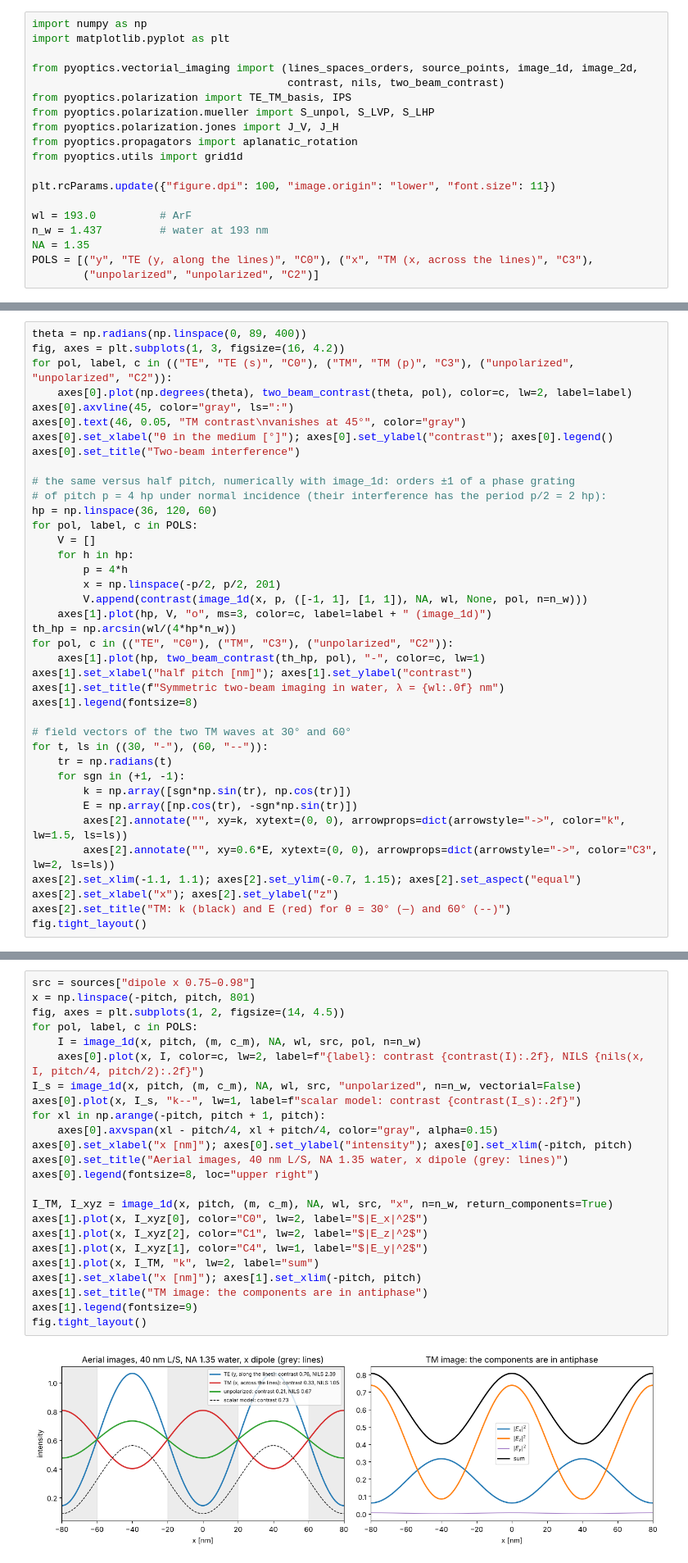
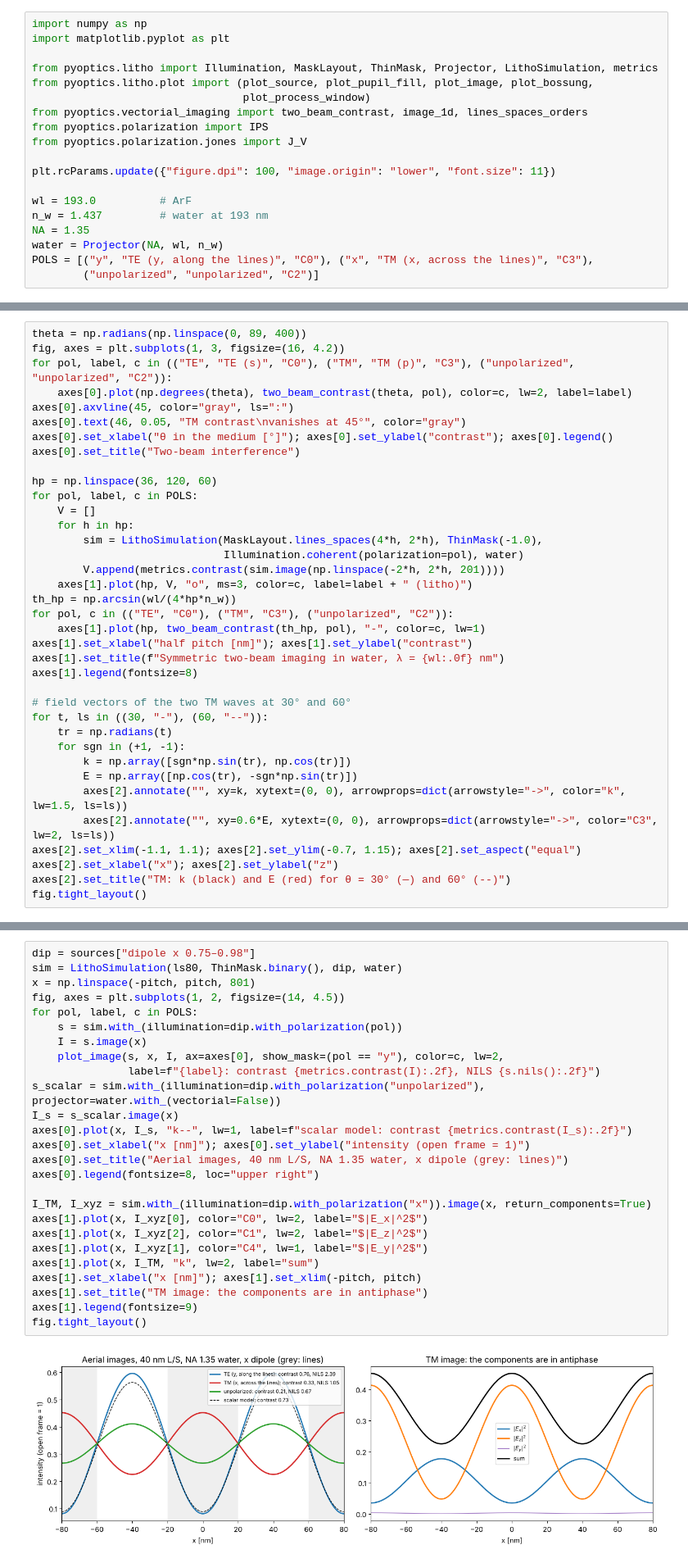
Before and after one commit to aeberspaecher/pyoptics, a Jupyter notebook: notebooks/16_vectorial_imaging_lithography.ipynb, the cells around one changed output, grey strips where cells are left out. Shown at 82% size. Saved outputs shown, nothing was run; the diff lists cells and outputs as text.

```diff
--- a/notebooks/16_vectorial_imaging_lithography.ipynb
+++ b/notebooks/16_vectorial_imaging_lithography.ipynb
@@ -38,19 +40,19 @@ $\exp(i(\mathbf{k}\cdot\mathbf{r} - \omega t))$.
 import numpy as np
 import matplotlib.pyplot as plt
 
-from pyoptics.vectorial_imaging import (lines_spaces_orders, source_points, image_1d, image_2d,
-                                        contrast, nils, two_beam_contrast)
-from pyoptics.polarization import TE_TM_basis, IPS
-from pyoptics.polarization.mueller import S_unpol, S_LVP, S_LHP
-from pyoptics.polarization.jones import J_V, J_H
-from pyoptics.propagators import aplanatic_rotation
-from pyoptics.utils import grid1d
+from pyoptics.litho import Illumination, MaskLayout, ThinMask, Projector, LithoSimulation, metrics
+from pyoptics.litho.plot import (plot_source, plot_pupil_fill, plot_image, plot_bossung,
+                                 plot_process_window)
+from pyoptics.vectorial_imaging import two_beam_contrast, image_1d, lines_spaces_orders
+from pyoptics.polarization import IPS
+from pyoptics.polarization.jones import J_V
 
 plt.rcParams.update({"figure.dpi": 100, "image.origin": "lower", "font.size": 11})
 
 wl = 193.0          # ArF
 n_w = 1.437         # water at 193 nm
 NA = 1.35
+water = Projector(NA, wl, n_w)
 POLS = [("y", "TE (y, along the lines)", "C0"), ("x", "TM (x, across the lines)", "C3"),
         ("unpolarized", "unpolarized", "C2")]
 # %% [markdown]
@@ -73,16 +80,14 @@ axes[0].text(46, 0.05, "TM contrast\nvanishes at 45°", color="gray")
 axes[0].set_xlabel("θ in the medium [°]"); axes[0].set_ylabel("contrast"); axes[0].legend()
 axes[0].set_title("Two-beam interference")
 
-# the same versus half pitch, numerically with image_1d: orders ±1 of a phase grating
-# of pitch p = 4 hp under normal incidence (their interference has the period p/2 = 2 hp):
 hp = np.linspace(36, 120, 60)
 for pol, label, c in POLS:
     V = []
     for h in hp:
-        p = 4*h
-        x = np.linspace(-p/2, p/2, 201)
-        V.append(contrast(image_1d(x, p, ([-1, 1], [1, 1]), NA, wl, None, pol, n=n_w)))
-    axes[1].plot(hp, V, "o", ms=3, color=c, label=label + " (image_1d)")
+        sim = LithoSimulation(MaskLayout.lines_spaces(4*h, 2*h), ThinMask(-1.0),
+                              Illumination.coherent(polarization=pol), water)
+        V.append(metrics.contrast(sim.image(np.linspace(-2*h, 2*h, 201))))
+    axes[1].plot(hp, V, "o", ms=3, color=c, label=label + " (litho)")
 th_hp = np.arcsin(wl/(4*hp*n_w))
 for pol, c in (("TE", "C0"), ("TM", "C3"), ("unpolarized", "C2")):
     axes[1].plot(hp, two_beam_contrast(th_hp, pol), "-", color=c, lw=1)
@@ -168,29 +178,31 @@ it gives the same image for every polarization.
 # %%
-src = sources["dipole x 0.75–0.98"]
+dip = sources["dipole x 0.75–0.98"]
+sim = LithoSimulation(ls80, ThinMask.binary(), dip, water)
 x = np.linspace(-pitch, pitch, 801)
 fig, axes = plt.subplots(1, 2, figsize=(14, 4.5))
 for pol, label, c in POLS:
-    I = image_1d(x, pitch, (m, c_m), NA, wl, src, pol, n=n_w)
-    axes[0].plot(x, I, color=c, lw=2, label=f"{label}: contrast {contrast(I):.2f}, NILS {nils(x, I, pitch/4, pitch/2):.2f}")
-I_s = image_1d(x, pitch, (m, c_m), NA, wl, src, "unpolarized", n=n_w, vectorial=False)
-axes[0].plot(x, I_s, "k--", lw=1, label=f"scalar model: contrast {contrast(I_s):.2f}")
-for xl in np.arange(-pitch, pitch + 1, pitch):
-    axes[0].axvspan(xl - pitch/4, xl + pitch/4, color="gray", alpha=0.15)
-axes[0].set_xlabel("x [nm]"); axes[0].set_ylabel("intensity"); axes[0].set_xlim(-pitch, pitch)
+    s = sim.with_(illumination=dip.with_polarization(pol))
+    I = s.image(x)
+    plot_image(s, x, I, ax=axes[0], show_mask=(pol == "y"), color=c, lw=2,
+               label=f"{label}: contrast {metrics.contrast(I):.2f}, NILS {s.nils():.2f}")
+s_scalar = sim.with_(illumination=dip.with_polarization("unpolarized"), projector=water.with_(vectorial=False))
+I_s = s_scalar.image(x)
+axes[0].plot(x, I_s, "k--", lw=1, label=f"scalar model: contrast {metrics.contrast(I_s):.2f}")
+axes[0].set_xlabel("x [nm]"); axes[0].set_ylabel("intensity (open frame = 1)")
 axes[0].set_title("Aerial images, 40 nm L/S, NA 1.35 water, x dipole (grey: lines)")
 axes[0].legend(fontsize=8, loc="upper right")
 
-I_TM, I_xyz = image_1d(x, pitch, (m, c_m), NA, wl, src, "x", n=n_w, return_components=True)
+I_TM, I_xyz = sim.with_(illumination=dip.with_polarization("x")).image(x, return_components=True)
 axes[1].plot(x, I_xyz[0], color="C0", lw=2, label="$|E_x|^2$")
 axes[1].plot(x, I_xyz[2], color="C1", lw=2, label="$|E_z|^2$")
 axes[1].plot(x, I_xyz[1], color="C4", lw=1, label="$|E_y|^2$")
 axes[1].plot(x, I_TM, "k", lw=2, label="sum")
 axes[1].set_xlabel("x [nm]"); axes[1].set_xlim(-pitch, pitch)
 axes[1].set_title("TM image: the components are in antiphase")
 axes[1].legend(fontsize=9)
 fig.tight_layout()
 # %% [output]
-[figure, old version]
+[figure, new version]
 # %% [markdown]
 Each field component on its own is modulated strongly, but $|E_x|^2$ and
 $|E_z|^2$ peak at different places; the resist sees their sum.
```
Also changed, not shown: parts of 21 cells of this notebook, 12 other files.
